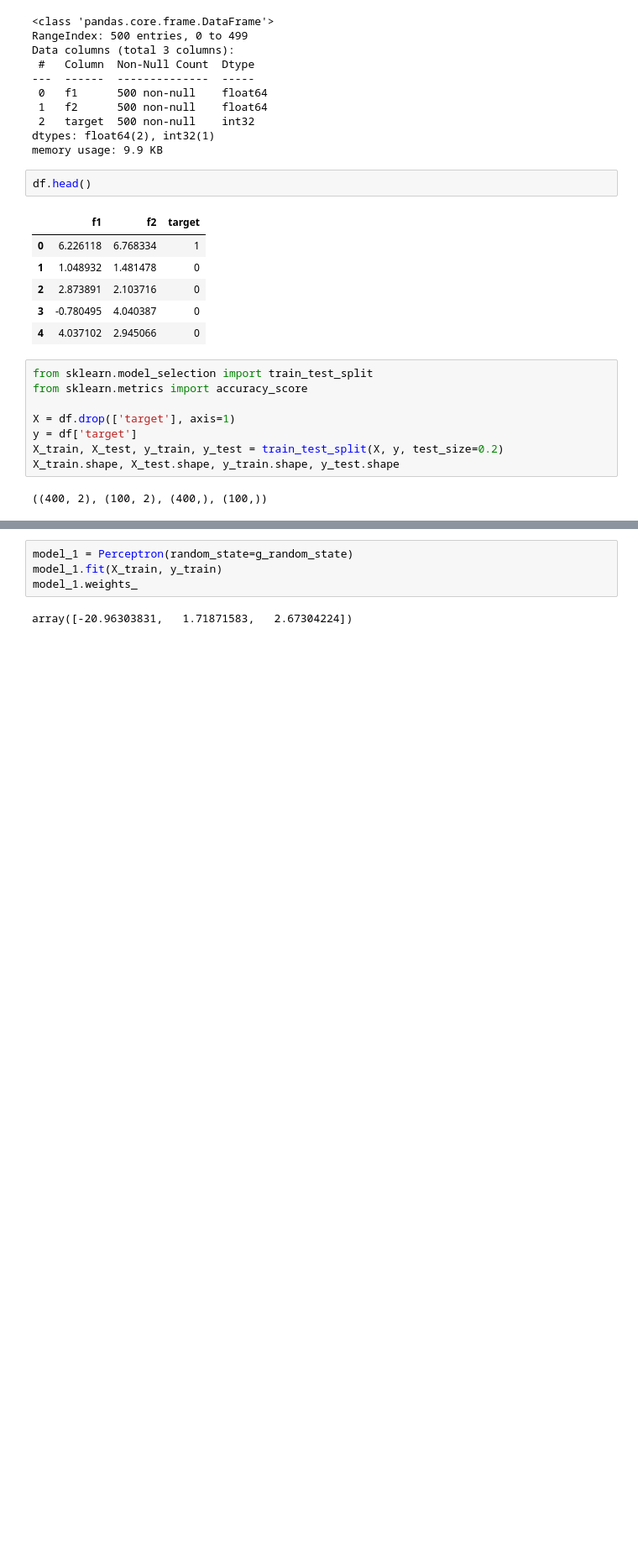
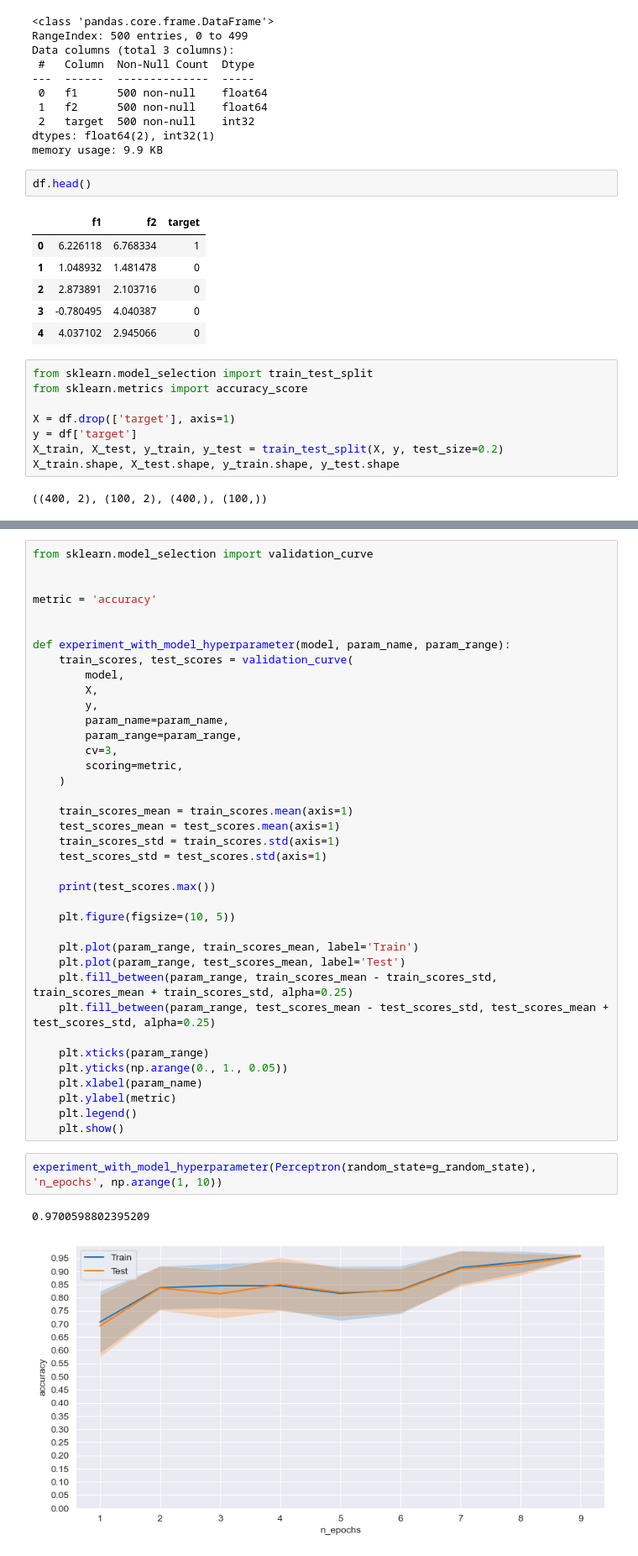
Before and after one commit to MeGysssTaa/bfu-ml-labs, a Jupyter notebook: lab_6/lab.ipynb, the cells around one changed output, grey strips where cells are left out. Shown at 84% size. Saved outputs shown, nothing was run; the diff lists cells and outputs as text; blank space fills up the shorter version.

```diff
--- a/lab_6/lab.ipynb
+++ b/lab_6/lab.ipynb
@@ -134,6 +150,43 @@ class Perceptron:
-# %%
-model_1 = Perceptron(random_state=g_random_state)
-model_1.fit(X_train, y_train)
-model_1.weights_
-# %% [output]
-array([-20.96303831,   1.71871583,   2.67304224])
+# %%
+from sklearn.model_selection import validation_curve
+
+
+metric = 'accuracy'
+
+
+def experiment_with_model_hyperparameter(model, param_name, param_range):
+    train_scores, test_scores = validation_curve(
+        model,
+        X,
+        y,
+        param_name=param_name,
+        param_range=param_range,
+        cv=3,
+        scoring=metric,
+    )
+
+    train_scores_mean = train_scores.mean(axis=1)
+    test_scores_mean = test_scores.mean(axis=1)
+    train_scores_std = train_scores.std(axis=1)
+    test_scores_std = test_scores.std(axis=1)
+
+    print(test_scores.max())
+
+    plt.figure(figsize=(10, 5))
+
+    plt.plot(param_range, train_scores_mean, label='Train')
+    plt.plot(param_range, test_scores_mean, label='Test')
+    plt.fill_between(param_range, train_scores_mean - train_scores_std, train_scores_mean + train_scores_std, alpha=0.25)
+    plt.fill_between(param_range, test_scores_mean - test_scores_std, test_scores_mean + test_scores_std, alpha=0.25)
+
+    plt.xticks(param_range)
+    plt.yticks(np.arange(0., 1., 0.05))
+    plt.xlabel(param_name)
+    plt.ylabel(metric)
+    plt.legend()
+    plt.show()
+# %%
+experiment_with_model_hyperparameter(Perceptron(random_state=g_random_state), 'n_epochs', np.arange(1, 10))
+# %% [output]
+0.9700598802395209
+[figure, added]
```
Also changed, not shown: parts of 20 cells of this notebook.
